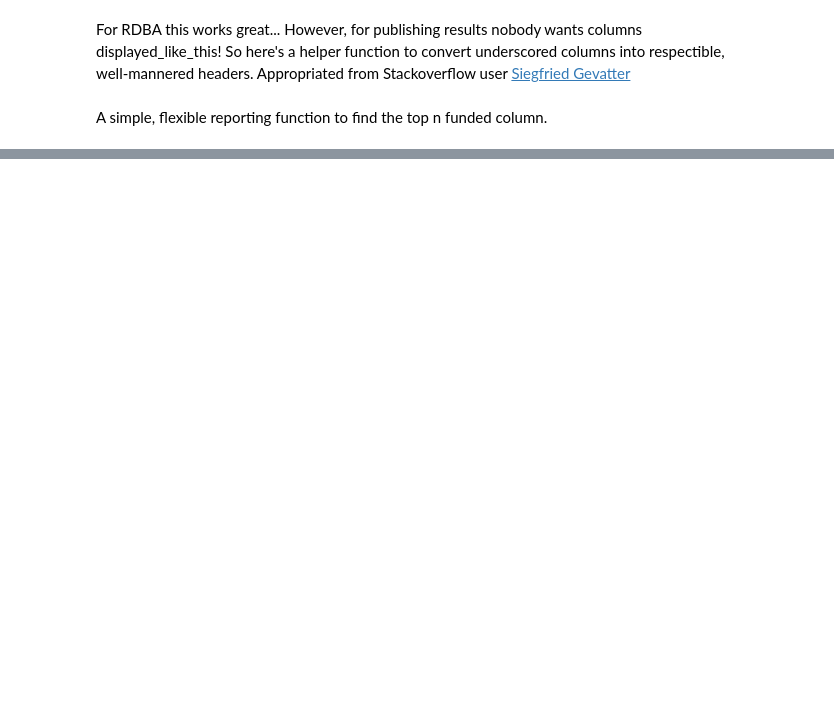
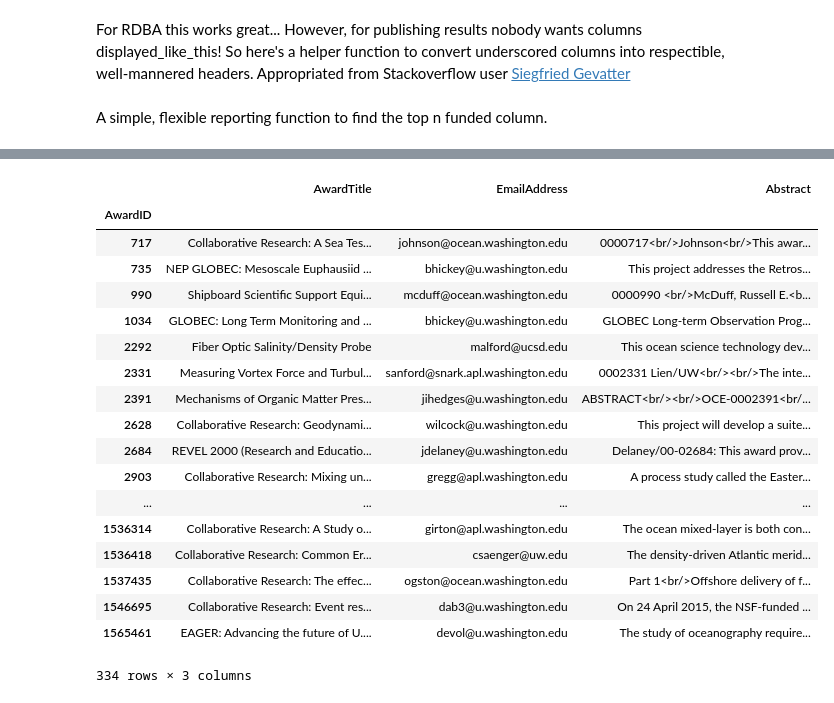
Before and after one commit to yinleon/NSF, a Jupyter notebook: nsf.ipynb, the cells around one changed output, grey strips where cells are left out. Saved outputs shown, nothing was run; the diff lists cells and outputs as text; code cells hidden in the pictures; blank space fills up the shorter version.

```diff
--- a/nsf.ipynb
+++ b/nsf.ipynb
@@ -188,0 +561,27 @@ top_funds('division',5)
+# %%
+def report(InstitutionName,Division):
+    return award_df[(award_df.InstitutionName==InstitutionName) &
+                    (award_df.Division==Division)].merge(abstract_df,on='AwardID').set_index('AwardID')[
+                    ["AwardTitle","EmailAddress","Abstract"]]
+
+report("University of Washington","Ocean Sciences")
+# %% [output]
+|  | AwardTitle | EmailAddress | Abstract |
+| AwardID |  |  |  |
+| 717 | Collaborative Research: A Sea Tes... | johnson@ocean.washington.edu | 0000717<br/>Johnson<br/>This awar... |
+| 735 | NEP GLOBEC: Mesoscale Euphausiid ... | bhickey@u.washington.edu | This project addresses the Retros... |
+| 990 | Shipboard Scientific Support Equi... | mcduff@ocean.washington.edu | 0000990 <br/>McDuff, Russell E.<b... |
+| 1034 | GLOBEC: Long Term Monitoring and ... | bhickey@u.washington.edu | GLOBEC Long-term Observation Prog... |
+| 2292 | Fiber Optic Salinity/Density Probe | malford@ucsd.edu | This ocean science technology dev... |
+| 2331 | Measuring Vortex Force and Turbul... | sanford@snark.apl.washington.edu | 0002331 Lien/UW<br/><br/>The inte... |
+| 2391 | Mechanisms of Organic Matter Pres... | jihedges@u.washington.edu | ABSTRACT<br/><br/>OCE-0002391<br/... |
+| 2628 | Collaborative Research: Geodynami... | wilcock@u.washington.edu | This project will develop a suite... |
+| 2684 | REVEL 2000 (Research and Educatio... | jdelaney@u.washington.edu | Delaney/00-02684: This award prov... |
+| 2903 | Collaborative Research: Mixing un... | gregg@apl.washington.edu | A process study called the Easter... |
+| ... | ... | ... | ... |
+| 1536314 | Collaborative Research: A Study o... | girton@apl.washington.edu | The ocean mixed-layer is both con... |
+| 1536418 | Collaborative Research: Common Er... | csaenger@uw.edu | The density-driven Atlantic merid... |
+| 1537435 | Collaborative Research: The effec... | ogston@ocean.washington.edu | Part 1<br/>Offshore delivery of f... |
+| 1546695 | Collaborative Research: Event res... | dab3@u.washington.edu | On 24 April 2015, the NSF-funded ... |
+| 1565461 | EAGER: Advancing the future of U.... | devol@u.washington.edu | The study of oceanography require... |
+334 rows × 3 columns
```
Also changed, not shown: parts of 35 cells of this notebook.
